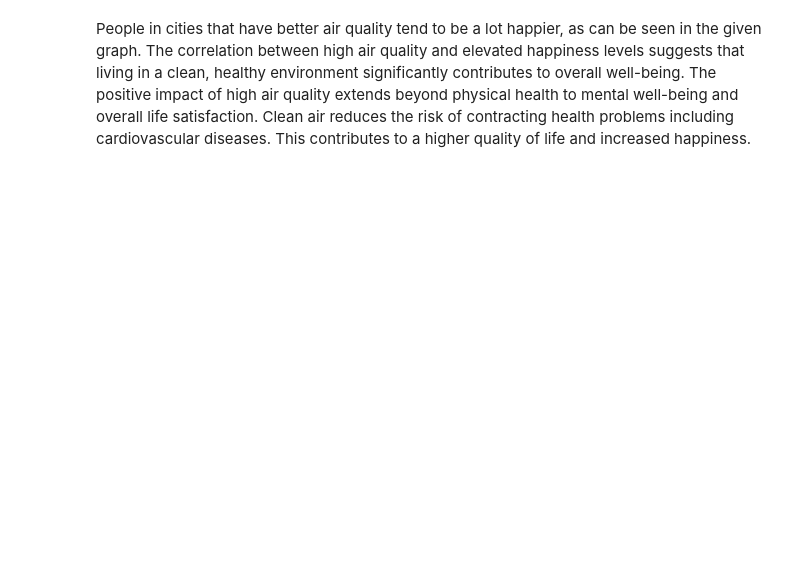
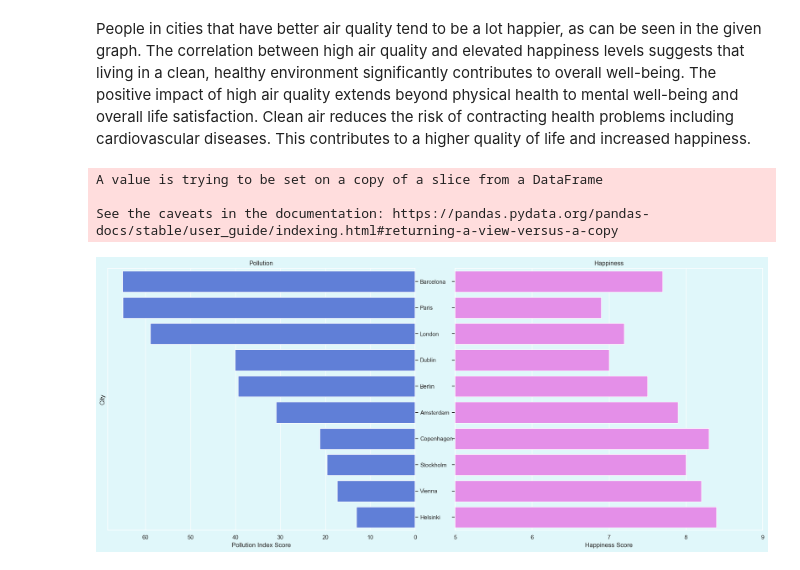
Before and after one commit to bormanliza/data_story, a Jupyter notebook: _sources/docs/story2.ipynb, the cells around one changed output. Saved outputs shown, nothing was run; the diff lists cells and outputs as text; code cells hidden in the pictures; blank space fills up the shorter version.

Commit message:
Update documentation

```diff
--- a/_sources/docs/story2.ipynb
+++ b/_sources/docs/story2.ipynb
@@ -8,6 +13,7 @@ import plotly.express as px
 # %%
 train_df = pd.read_csv('../data/train.csv')
 cities_df = pd.read_csv('../data/worldcities.csv')
+healthy_lifestyle_df = pd.read_csv('../data/healthy_lifestyle_city_2021.csv')
 # %%
 european_cities = [
     "London",
@@ -85,2 +148,40 @@ fig_map.show()
 # %% [markdown]
 People in cities that have better air quality tend to be a lot happier, as can be seen in the given graph. The correlation between high air quality and elevated happiness levels suggests that living in a clean, healthy environment significantly contributes to overall well-being. The positive impact of high air quality extends beyond physical health to mental well-being and overall life satisfaction. Clean air reduces the risk of contracting health problems including cardiovascular diseases. This contributes to a higher quality of life and increased happiness.
+# %%
+merged_train_healthy_lifestyle_df = pd.merge(train_df, healthy_lifestyle_df, on='City')
+
+merged_train_healthy_lifestyle_filtered_df = merged_train_healthy_lifestyle_df[merged_train_healthy_lifestyle_df['City'].isin(european_cities)]
+
+fig, axes = plt.subplots(ncols=2, sharey=True, figsize=(18, 8))
+
+sns.set_theme(rc={'axes.facecolor': '#E0F7FA', 'figure.facecolor': '#E0F7FA'})
+
+merged_train_healthy_lifestyle_filtered_df.sort_values(by='Pollution(Index score) (City)', ascending=False, inplace=True)
+
+sns.barplot(x=pd.to_numeric(merged_train_healthy_lifestyle_filtered_df['Pollution(Index score) (City)']), y='City', data=merged_train_healthy_lifestyle_filtered_df, ax=axes[0], color='#4c75eb')
+sns.barplot(x=pd.to_numeric(merged_train_healthy_lifestyle_filtered_df['Happiness_Score']), y='City', data=merged_train_healthy_lifestyle_filtered_df, ax=axes[1], color='#F280F7')
+
+axes[0].set(title='Pollution')
+axes[0].set_xlabel('Pollution Index Score')
+axes[1].set(title='Happiness')
+axes[1].set_xlabel('Happiness Score')
+
+axes[0].invert_xaxis()
+axes[0].yaxis.tick_right()
+
+axes[1].yaxis.tick_left()
+
+axes[1].set_xlim(5, 9)
+axes[1].set_xticks(range(5, 10, 1))
+
+fig.tight_layout()
+fig.subplots_adjust(wspace=0.13)
+
+fig.set_facecolor('#E0F7FA')
+
+plt.show()
+# %% [output]
+A value is trying to be set on a copy of a slice from a DataFrame
+
+See the caveats in the documentation: https://pandas.pydata.org/pandas-docs/stable/user_guide/indexing.html#returning-a-view-versus-a-copy
+[figure, added]
```
Also changed, not shown: parts of 7 cells of this notebook, 16 other files.
